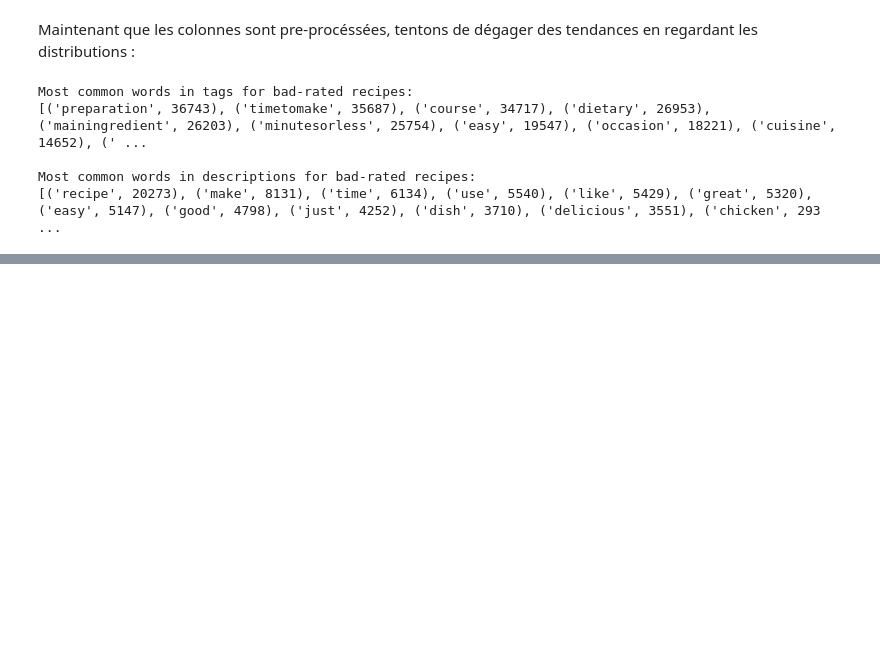
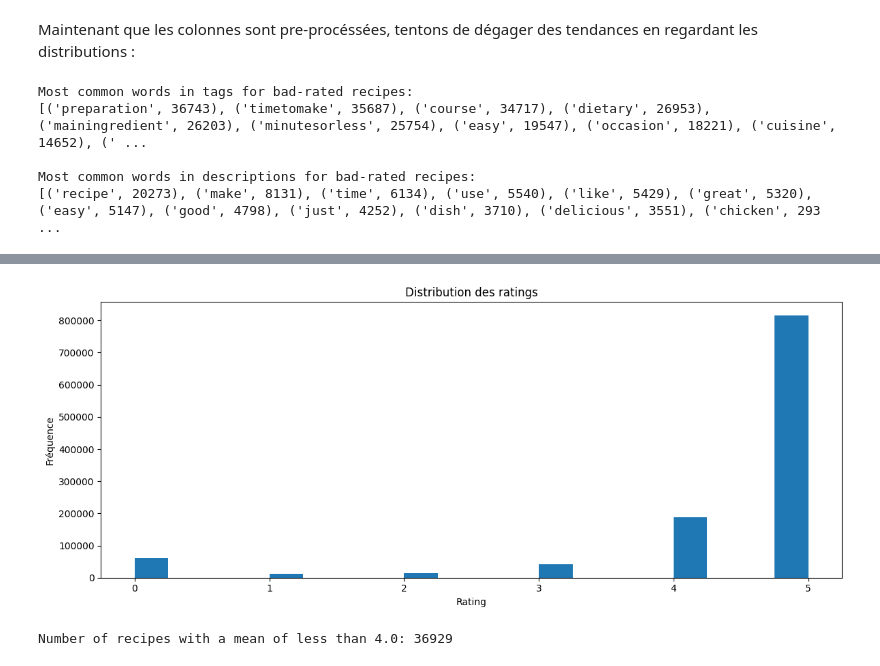
Before and after one commit to romainDonne22/cookproject, a Jupyter notebook: rating_recipe_merge.ipynb, the cells around one changed output, grey strips where cells are left out. Cells and saved outputs as stored; diff of their text form; code cells hidden in the pictures; blank space fills up the shorter version.

```diff
--- a/rating_recipe_merge.ipynb
+++ b/rating_recipe_merge.ipynb
@@ -892,0 +957,3 @@ plt.show()
+# %%
+user_analysis = pd.merge(users, recipe, left_on="recipe_id", right_on="id", how="left")
+user_analysis.head()
@@ -892,0 +991,4 @@ plt.show()
+# %%
+user_analysis = user_analysis.dropna(subset=['name'])
+# %%
+user_analysis['review'] = user_analysis['review'].fillna("missing")
@@ -892,0 +1015,3 @@ plt.show()
+# %%
+# Nous ne gardons que les colonnes utiles à l'analyse et non rébérbative
+user_analysis.drop(['name', 'id','nutrition','steps', 'saturated fat (%)'], axis=1, inplace=True)
@@ -892,0 +1028,19 @@ plt.show()
+# %%
+# Plot histograms for mean and median
+plt.figure(figsize=(12, 5))
+plt.hist(user_analysis['rating'], bins=20)
+plt.title('Distribution des ratings')
+plt.xlabel('Rating')
+plt.ylabel('Fréquence')
+plt.tight_layout()
+plt.show()
+# %% [output]
+[figure, added]
+# %%
+# Filtrer les mauvaises notes
+low_ratings = user_analysis[user_analysis['rating'] < 4.0]
+
+# Display the number of recipes with this rating
+print("Number of recipes with a mean of less than 4.0:", bad_ratings.shape[0])
+# %% [output]
+Number of recipes with a mean of less than 4.0: 36929
```
Also changed, not shown: parts of 60 cells of this notebook.
